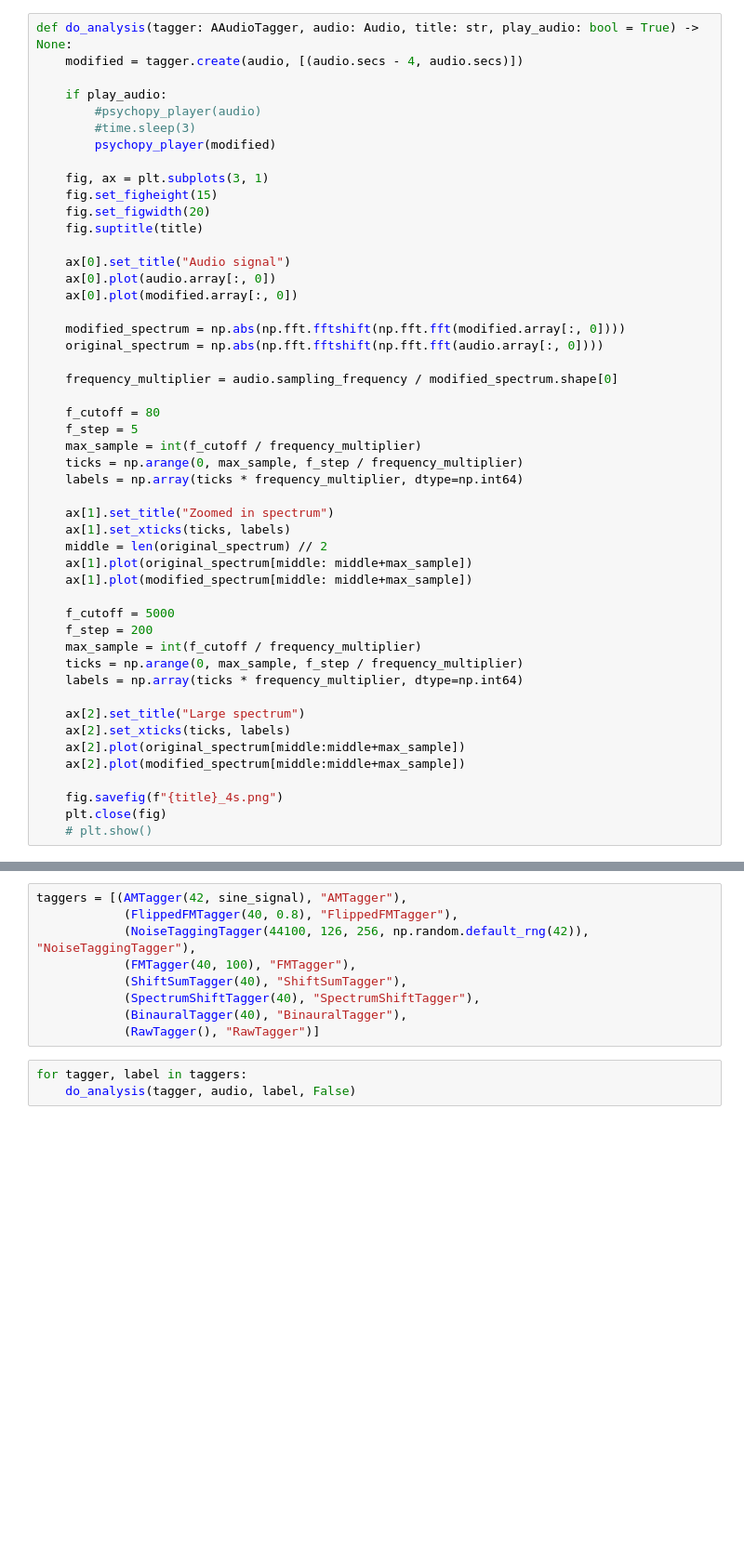
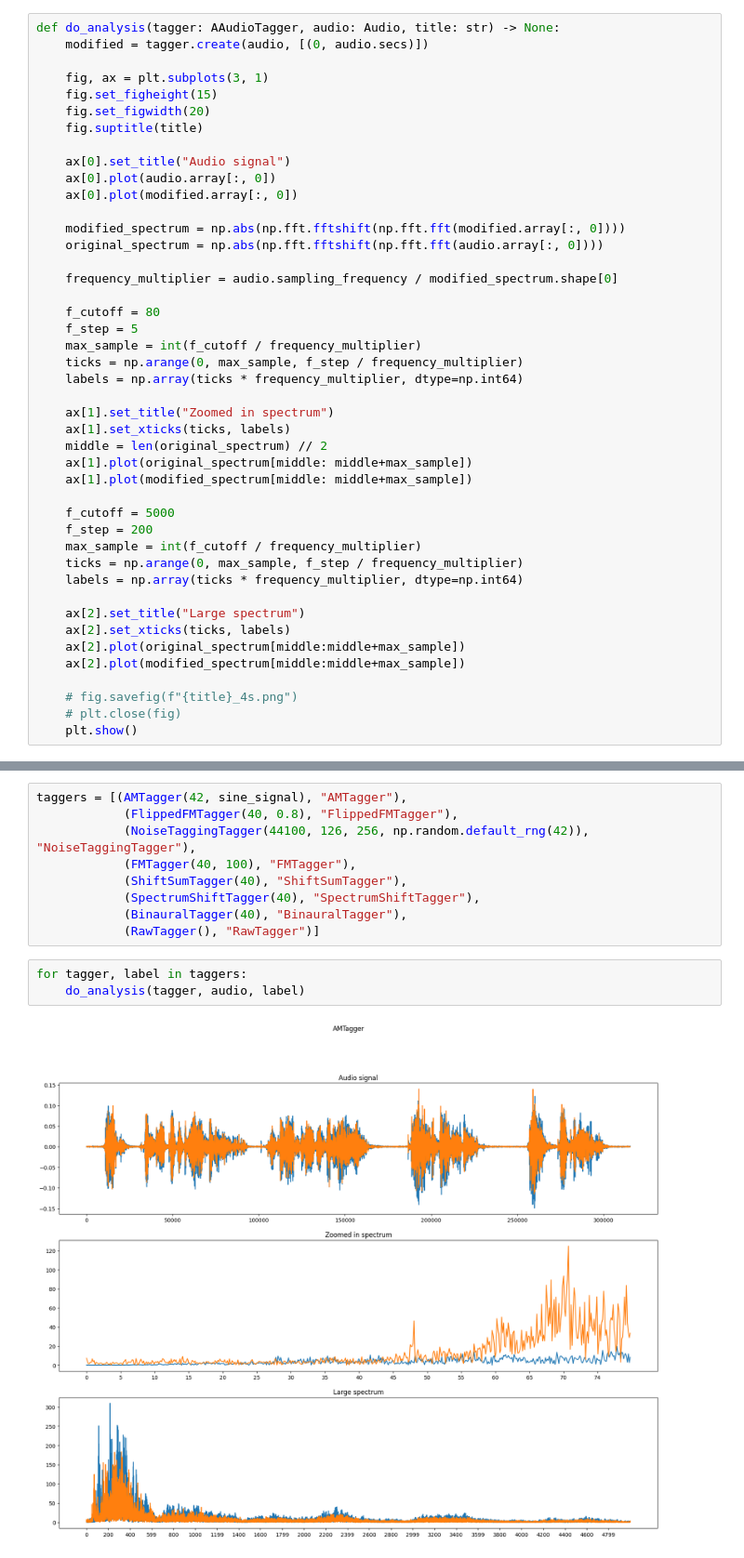
Before and after one commit to michalrzak/auditory-intention-decoding, a Jupyter notebook: notebooks/test_taggers.ipynb, the cells around one changed output, grey strips where cells are left out. Shown at 93% size. Cells and saved outputs as stored; diff of their text form; blank space fills up the shorter version.

```diff
--- a/notebooks/test_taggers.ipynb
+++ b/notebooks/test_taggers.ipynb
@@ -11,13 +14,8 @@ from auditory_stimulation.view.sound_players import psychopy_player
 import numpy as np
 import matplotlib.pyplot as plt
 # %%
-def do_analysis(tagger: AAudioTagger, audio: Audio, title: str, play_audio: bool = True) -> None:
-    modified = tagger.create(audio, [(audio.secs - 4, audio.secs)])
-
-    if play_audio:
-        #psychopy_player(audio)
-        #time.sleep(3)
-        psychopy_player(modified)
+def do_analysis(tagger: AAudioTagger, audio: Audio, title: str) -> None:
+    modified = tagger.create(audio, [(0, audio.secs)])
 
     fig, ax = plt.subplots(3, 1)
     fig.set_figheight(15)
@@ -56,9 +54,9 @@ def do_analysis(tagger: AAudioTagger, audio: Audio, title: str, play_audio: bool
     ax[2].plot(original_spectrum[middle:middle+max_sample])
     ax[2].plot(modified_spectrum[middle:middle+max_sample])
 
-    fig.savefig(f"{title}_4s.png")
-    plt.close(fig)
-    # plt.show()
+    # fig.savefig(f"{title}_4s.png")
+    # plt.close(fig)
+    plt.show()
 # %%
 audio = load_wav_as_audio("../stimuli_sounds/legacy/test.wav")
 # audio = load_wav_as_numpy_array("../stimuli_sounds/legacy/440.wav")
@@ -94,4 +92,6 @@ taggers = [(AMTagger(42, sine_signal), "AMTagger"),
             (RawTagger(), "RawTagger")]
 # %%
 for tagger, label in taggers:
-    do_analysis(tagger, audio, label, False)
+    do_analysis(tagger, audio, label)
+# %% [output]
+[figure, added]
```
Also changed, not shown: parts of 3 cells of this notebook.
